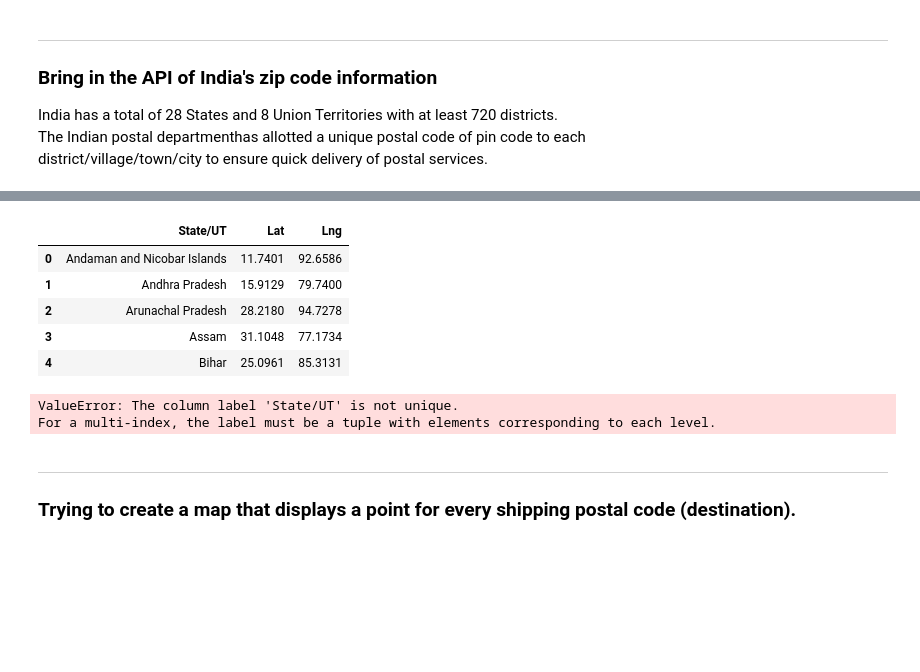
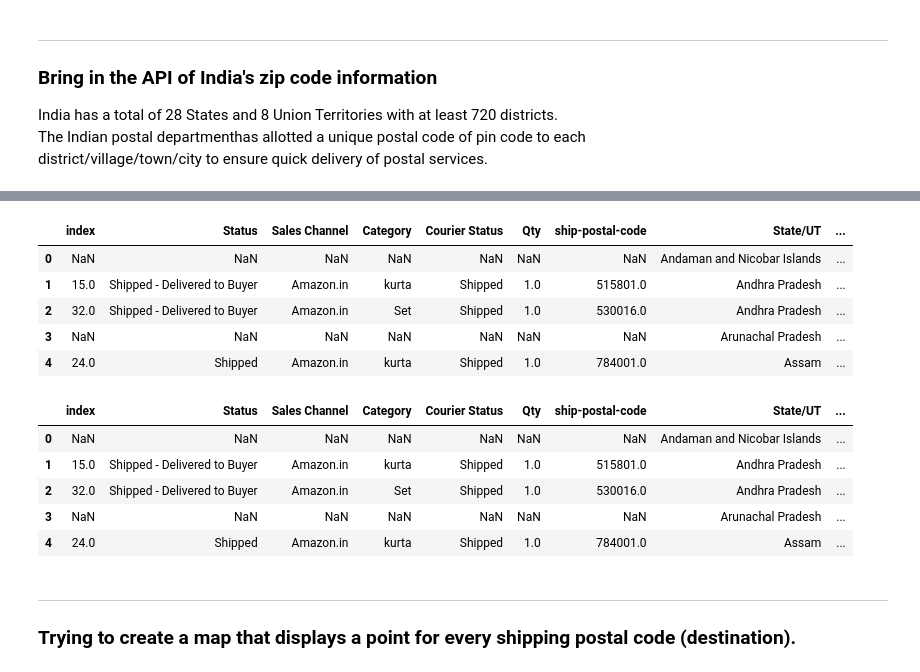
Before and after one commit to brianna-mitri/project-1, a Jupyter notebook: MS_Work/geography.ipynb, the cells around one changed output, grey strips where cells are left out. Drawn from its saved outputs; the diff is of its cells as text; code cells hidden in the pictures; blank space fills up the shorter version.

```diff
--- a/MS_Work/geography.ipynb
+++ b/MS_Work/geography.ipynb
@@ -109,16 +103,23 @@ array(['Maharashtra', 'Karnataka', 'Pondicherry', 'Tamil Nadu',
-# %%
-#Coordinates
-coordinates_df.columns = [['State/UT', 'Lat', 'Lng']]
-coordinates_df.head()
-# %% [output]
-|  | State/UT | Lat | Lng |
-| 0 | Andaman and Nicobar Islands | 11.7401 | 92.6586 |
-| 1 | Andhra Pradesh | 15.9129 | 79.7400 |
-| 2 | Arunachal Pradesh | 28.2180 | 94.7278 |
-| 3 | Assam | 31.1048 | 77.1734 |
-| 4 | Bihar | 25.0961 | 85.3131 |
 # %%
-state_coord = pd.merge(zipcode_df_cleaned, coordinates_df, on='State/UT')
+# Merging the latitude/longitude information zipcode_df_cleaned['State/UT']:
+latlng_info_df = pd.merge(zipcode_df_cleaned,
+                          coordinates_df,
+                          how='outer', on='State/UT')
+latlng_info_df.head()
 # %% [output]
-ValueError: The column label 'State/UT' is not unique.
-For a multi-index, the label must be a tuple with elements corresponding to each level.
+|  | index | Status | Sales Channel | Category | Courier Status | Qty | ship-postal-code | State/UT | ... |
+| 0 | NaN | NaN | NaN | NaN | NaN | NaN | NaN | Andaman and Nicobar Islands | ... |
+| 1 | 15.0 | Shipped - Delivered to Buyer | Amazon.in | kurta | Shipped | 1.0 | 515801.0 | Andhra Pradesh | ... |
+| 2 | 32.0 | Shipped - Delivered to Buyer | Amazon.in | Set | Shipped | 1.0 | 530016.0 | Andhra Pradesh | ... |
+| 3 | NaN | NaN | NaN | NaN | NaN | NaN | NaN | Arunachal Pradesh | ... |
+| 4 | 24.0 | Shipped | Amazon.in | kurta | Shipped | 1.0 | 784001.0 | Assam | ... |
+# %%
+geo_latlng_info_df = latlng_info_df.rename(columns={'Latitude': 'Lat', 'Longitude': 'Lng'})
+geo_latlng_info_df.head()
+# %% [output]
+|  | index | Status | Sales Channel | Category | Courier Status | Qty | ship-postal-code | State/UT | ... |
+| 0 | NaN | NaN | NaN | NaN | NaN | NaN | NaN | Andaman and Nicobar Islands | ... |
+| 1 | 15.0 | Shipped - Delivered to Buyer | Amazon.in | kurta | Shipped | 1.0 | 515801.0 | Andhra Pradesh | ... |
+| 2 | 32.0 | Shipped - Delivered to Buyer | Amazon.in | Set | Shipped | 1.0 | 530016.0 | Andhra Pradesh | ... |
+| 3 | NaN | NaN | NaN | NaN | NaN | NaN | NaN | Arunachal Pradesh | ... |
+| 4 | 24.0 | Shipped | Amazon.in | kurta | Shipped | 1.0 | 784001.0 | Assam | ... |
```
Also changed, not shown: parts of 15 cells of this notebook.
